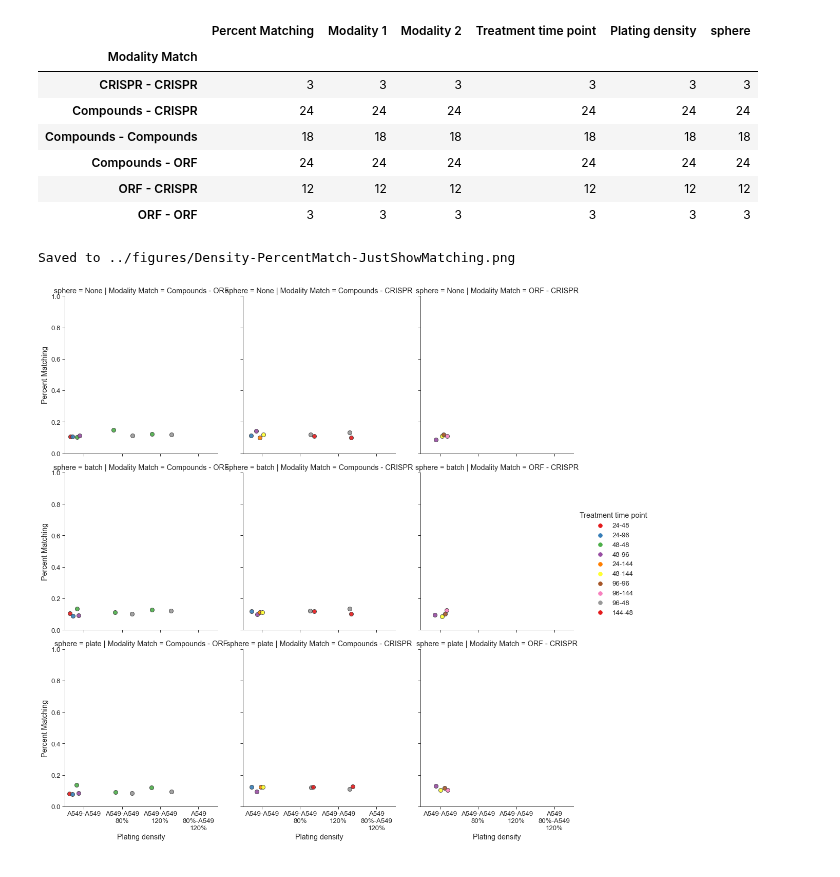
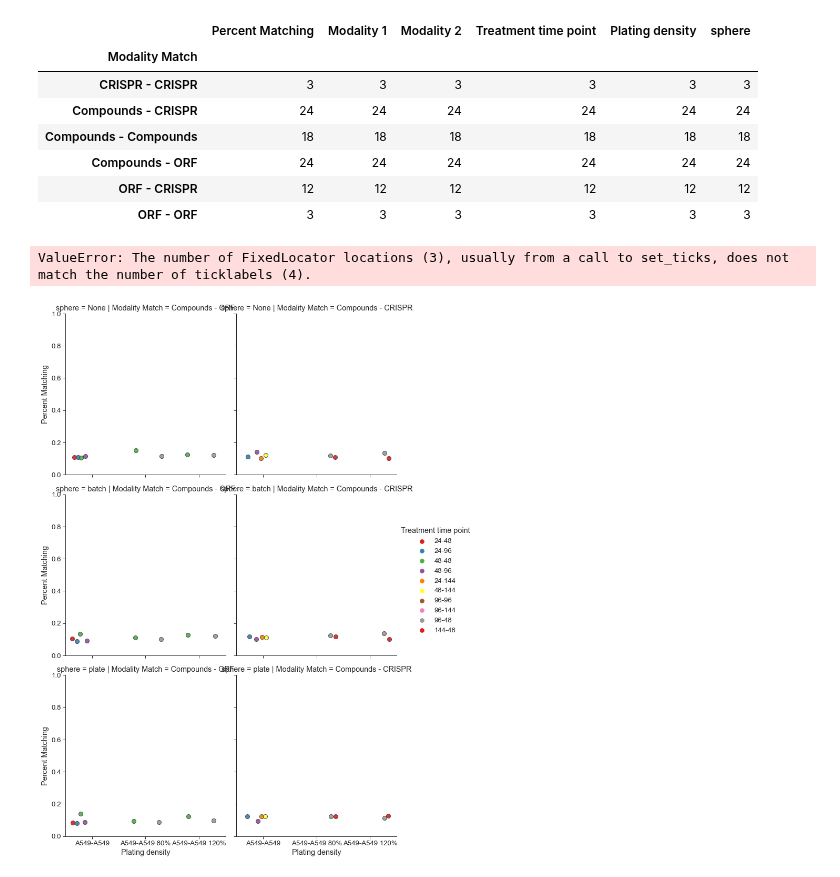
Before and after one commit to carpenter-singh-lab/2023_Cimini_NatureProtocols, a Jupyter notebook: notebooks/AssessDensity.ipynb, the cells around one changed output. Cells and saved outputs as stored; diff of their text form; code cells hidden in the pictures.

```diff
--- a/notebooks/AssessDensity.ipynb
+++ b/notebooks/AssessDensity.ipynb
@@ -114,8 +114,10 @@ plate_match_df.groupby('Modality Match').count()
 | ORF - CRISPR | 12 | 12 | 12 | 12 | 12 | 12 |
 | ORF - ORF | 3 | 3 | 3 | 3 | 3 | 3 |
 # %%
-plot_simple_comparison(plate_match_df,x=variable,y='Percent Matching',hue='Treatment time point',col = 'Modality Match',
-col_order = ['Compounds - ORF','Compounds - CRISPR','ORF - CRISPR'],row='sphere',plotname = 'Density-PercentMatch-JustShowMatching.png')
+plot_simple_comparison(plate_match_df,x=variable,y='Percent Matching',
+order = ['A549-A549','A549-A549 80%','A549-A549 120%'],
+hue='Treatment time point',col = 'Modality Match',
+col_order = ['Compounds - ORF','Compounds - CRISPR'],row='sphere',plotname = 'Density-PercentMatch-JustShowMatching.png')
 # %% [output]
-Saved to ../figures/Density-PercentMatch-JustShowMatching.png
+ValueError: The number of FixedLocator locations (3), usually from a call to set_ticks, does not match the number of ticklabels (4).
-[figure, old version]
+[figure, new version]
```
Also changed, not shown: 1 other file.
